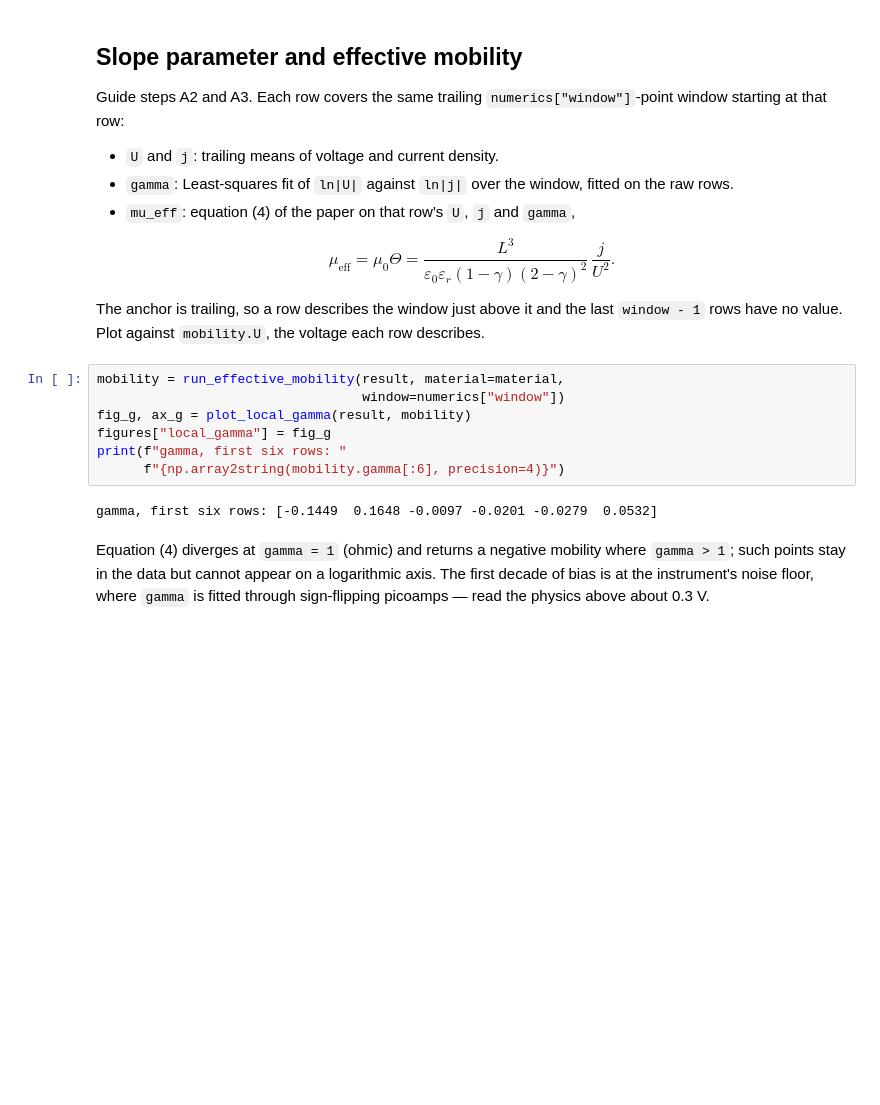
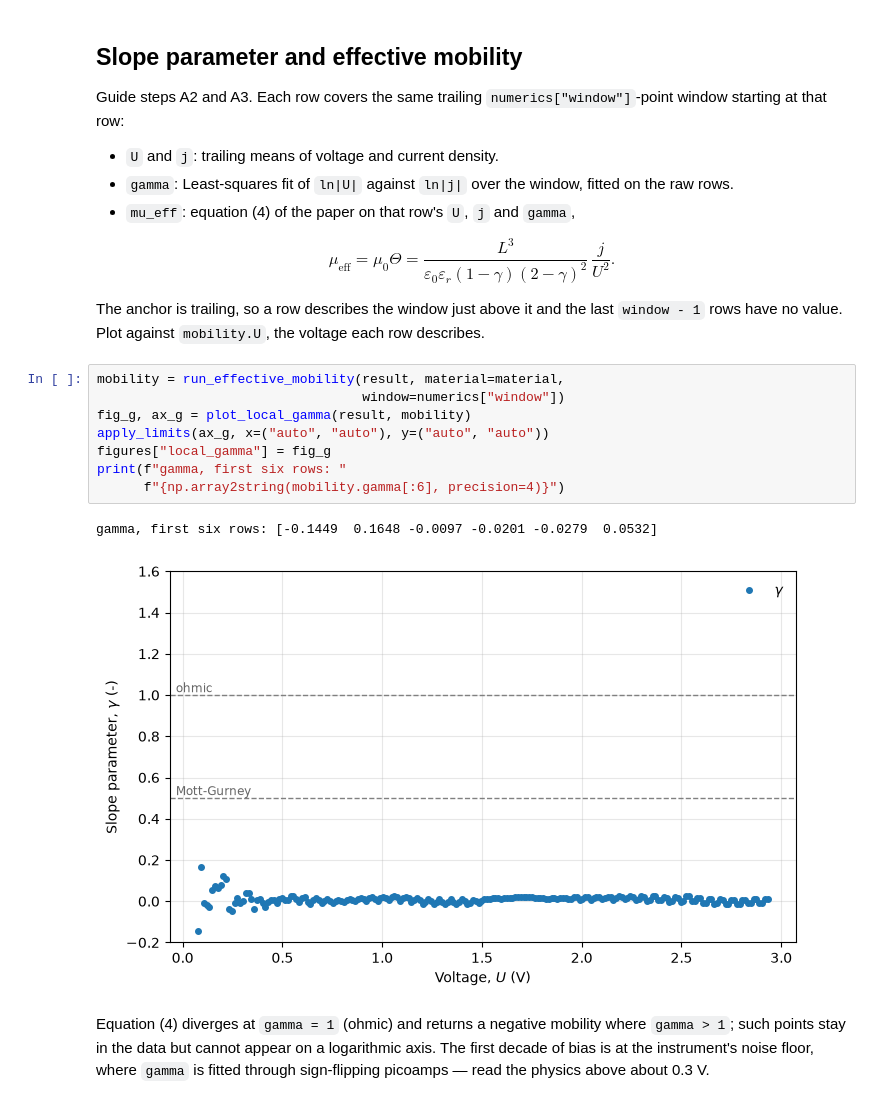
Before and after one commit to VUTVoKo/ASCLC_Pythonized, a Jupyter notebook: notebooks/asclc.ipynb, the cells around one changed output. Saved outputs shown, nothing was run; the diff lists cells and outputs as text; blank space fills up the shorter version.

```diff
--- a/notebooks/asclc.ipynb
+++ b/notebooks/asclc.ipynb
@@ -115,12 +143,14 @@ describes.
 # %%
 mobility = run_effective_mobility(result, material=material,
                                   window=numerics["window"])
 fig_g, ax_g = plot_local_gamma(result, mobility)
+apply_limits(ax_g, x=("auto", "auto"), y=("auto", "auto"))
 figures["local_gamma"] = fig_g
 print(f"gamma, first six rows: "
       f"{np.array2string(mobility.gamma[:6], precision=4)}")
 # %% [output]
 gamma, first six rows: [-0.1449  0.1648 -0.0097 -0.0201 -0.0279  0.0532]
+[figure, added]
 # %% [markdown]
 Equation (4) diverges at `gamma = 1` (ohmic) and returns a negative mobility
 where `gamma > 1`; such points stay in the data but cannot appear on a
```
Also changed, not shown: parts of 35 cells of this notebook, 27 other files.
